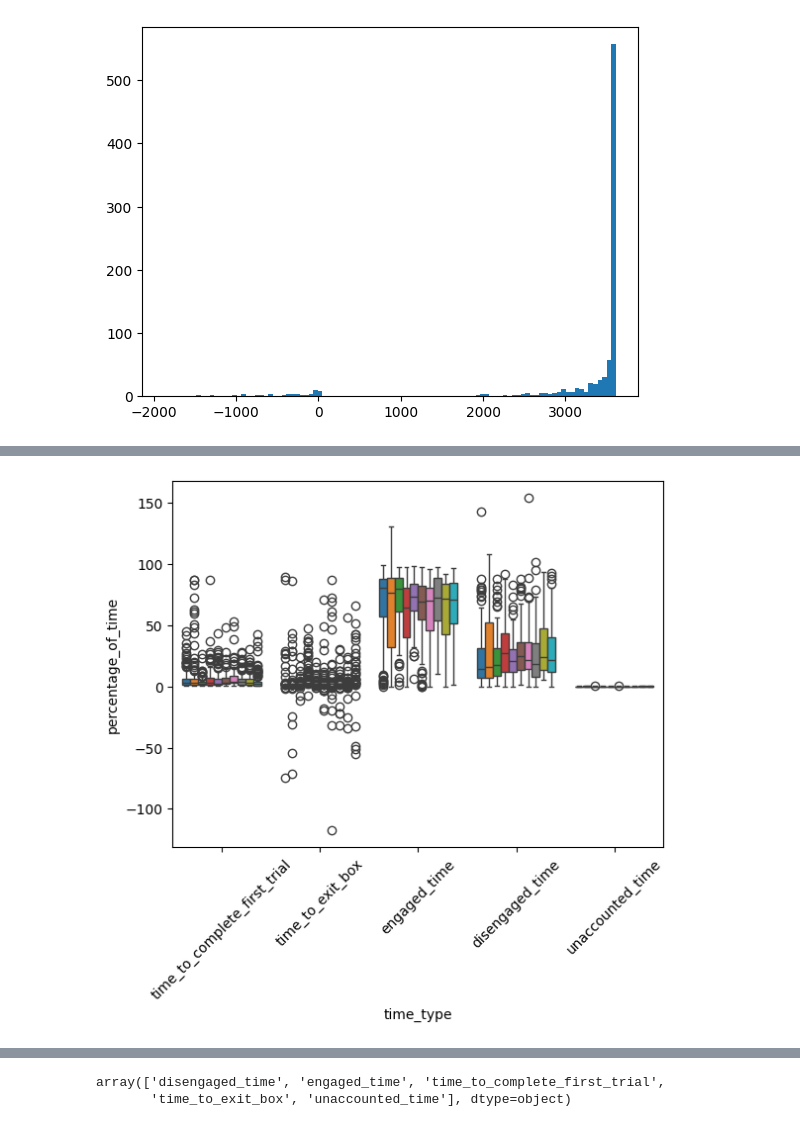
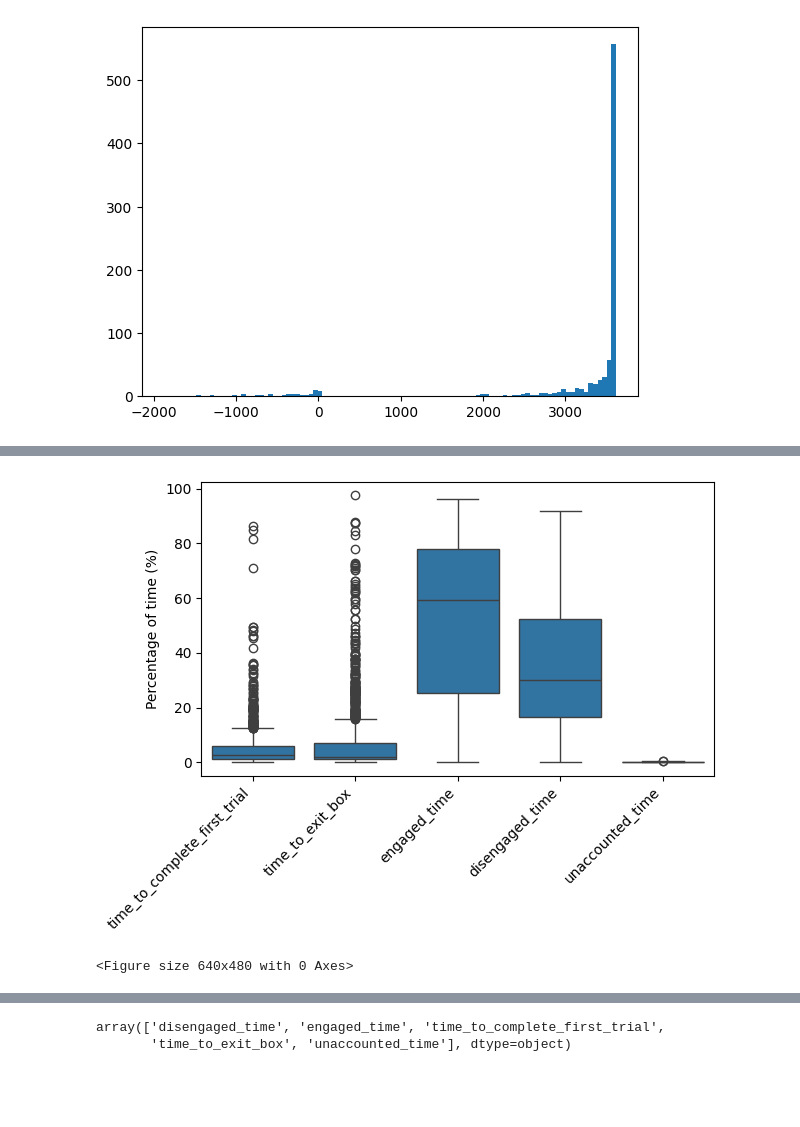
Before and after one commit to LearningCircuitsLab/behavior-analysis-notebooks, a Jupyter notebook: engagement_analysis.ipynb, the cells around one changed output, grey strips where cells are left out. Saved outputs shown, nothing was run; the diff lists cells and outputs as text; code cells hidden in the pictures; blank space fills up the shorter version.

```diff
--- a/engagement_analysis.ipynb
+++ b/engagement_analysis.ipynb
@@ -304,3 +423,8 @@ sessions_summary_df['date'] = pd.to_datetime(sessions_summary_df['date'], format
+# %%
+# replace any None entry by a nan
+session_duration_df.replace({None: np.nan}, inplace=True)
+# drop nans
+session_duration_df.dropna(inplace=True)
 # %%
 engagement_sd_criteria = 2
 df2afc = df[df['current_training_stage'] == 'TwoAFC_visual_easy']
@@ -404,19 +528,19 @@ fig, axs = plt.subplots(ncols=len(df2afc.subject.unique()), nrows=1, figsize=(10
 axs = axs.ravel()
 for i, subject in enumerate(df2afc.subject.unique()):
     df_mouse = df2afc[df2afc['subject'] == subject]
-    df_mouse['iti_log'] = np.log(df_mouse['inter_trial_interval'])
-    sns.histplot(data=df_mouse, y='iti_log', hue='day_session', ax=axs[i], bins=100)
+    df_mouse['td_log'] = np.log(df_mouse['trial_duration'])
+    sns.histplot(data=df_mouse, y='td_log', hue='day_session', ax=axs[i], bins=100)
     # horizontal line at the median
-    median_iti_log_day = df_mouse[df_mouse['day_session']]['iti_log'].median()
-    median_iti_log_night = df_mouse[~df_mouse['day_session']]['iti_log'].median()
-    std_iti_log_day = df_mouse[df_mouse['day_session']]['iti_log'].std()
-    std_iti_log_night = df_mouse[~df_mouse['day_session']]['iti_log'].std()
-    axs[i].axhline(median_iti_log_day, color='red', linestyle='-')
-    axs[i].axhline(median_iti_log_day + engagement_sd_criteria * std_iti_log_day, color='red', linestyle='--')
-    axs[i].axhline(median_iti_log_night, color='blue', linestyle='-')
-    axs[i].axhline(median_iti_log_night + engagement_sd_criteria * std_iti_log_night, color='blue', linestyle='--')
+    median_td_log_day = df_mouse[df_mouse['day_session']]['td_log'].median()
+    median_td_log_night = df_mouse[~df_mouse['day_session']]['td_log'].median()
+    std_td_log_day = df_mouse[df_mouse['day_session']]['td_log'].std()
+    std_td_log_night = df_mouse[~df_mouse['day_session']]['td_log'].std()
+    axs[i].axhline(median_td_log_day, color='red', linestyle='-')
+    axs[i].axhline(median_td_log_day + engagement_sd_criteria * std_td_log_day, color='red', linestyle='--')
+    axs[i].axhline(median_td_log_night, color='blue', linestyle='-')
+    axs[i].axhline(median_td_log_night + engagement_sd_criteria * std_td_log_night, color='blue', linestyle='--')
     axs[i].set_title(subject, fontsize=8)
-    axs[i].set_ylabel('log(ITI)')
+    axs[i].set_ylabel('log(trial duration)')
     # remove legend
     axs[i].get_legend().remove()
 
@@ -444,5 +568,5 @@ See the caveats in the documentation: https://pandas.pydata.org/pandas-docs/stab
 # %%
-def get_session_box_usage(session_df: pd.DataFrame, sessions_summary_df: pd.DataFrame) -> pd.DataFrame:
+def get_session_box_usage(session_df: pd.DataFrame, session_duration_df: pd.DataFrame) -> pd.DataFrame:
 
     if session_df.date.unique().size != 1:
         raise ValueError("Session dataframe must contain data for a single date.")
@@ -451,7 +575,7 @@ def get_session_box_usage(session_df: pd.DataFrame, sessions_summary_df: pd.Data
 
     date = session_df.date.unique()[0]
     subject = session_df.subject.unique()[0]
-    session_duration = sessions_summary_df[sessions_summary_df['date'] == date].duration.values[0]
+    session_duration = session_duration_df[session_duration_df['date'] == date].duration.values[0]
     time_to_complete_first_trial = session_df.iloc[0].trial_duration
     start_of_first_trial = session_df.iloc[0].TRIAL_START
     last_trial_completed_time = session_df.iloc[-1].TRIAL_END - start_of_first_trial
@@ -498,6 +622,9 @@ def get_session_box_usage(session_df: pd.DataFrame, sessions_summary_df: pd.Data
 
 gsbu_dfs = []
 for date in df2afc['date'].unique():
+    if date not in session_duration_df['date'].values:
+        print(f"Date {date} not found in session_duration_df. Skipping.")
+        continue
     df_session = df2afc[df2afc['date'] == date]
-    gsbu_dfs.append(get_session_box_usage(df_session, sessions_summary_df))
+    gsbu_dfs.append(get_session_box_usage(df_session, session_duration_df= session_duration_df))
 gsbu_df = pd.concat(gsbu_dfs, ignore_index=True)
@@ -504,9 +633,17 @@ gsbu_df = pd.concat(gsbu_dfs, ignore_index=True)
 # %%
-sns.boxplot(data=gsbu_df, x='time_type', y='percentage_of_time', hue='subject')
+sns.boxplot(data=gsbu_df, x='time_type', y='percentage_of_time')
 plt.xticks(rotation=45)
 # remove legend
 plt.legend([],[], frameon=False)
 # plt.yscale('log')
+plt.ylabel('Percentage of time (%)')
+# align x ticks to the end
+plt.xticks(rotation=45, ha='right')
+plt.xlabel('')
+plt.tight_layout()
 plt.show()
+# save figure as .pdf
+plt.savefig('figures/hmv_engagement_boxplot.pdf', bbox_inches='tight', transparent=True)
 # %% [output]
-[figure, old version]
+[figure, new version]
+<Figure size 640x480 with 0 Axes>
```
Also changed, not shown: parts of 40 cells of this notebook, 16 other files.
